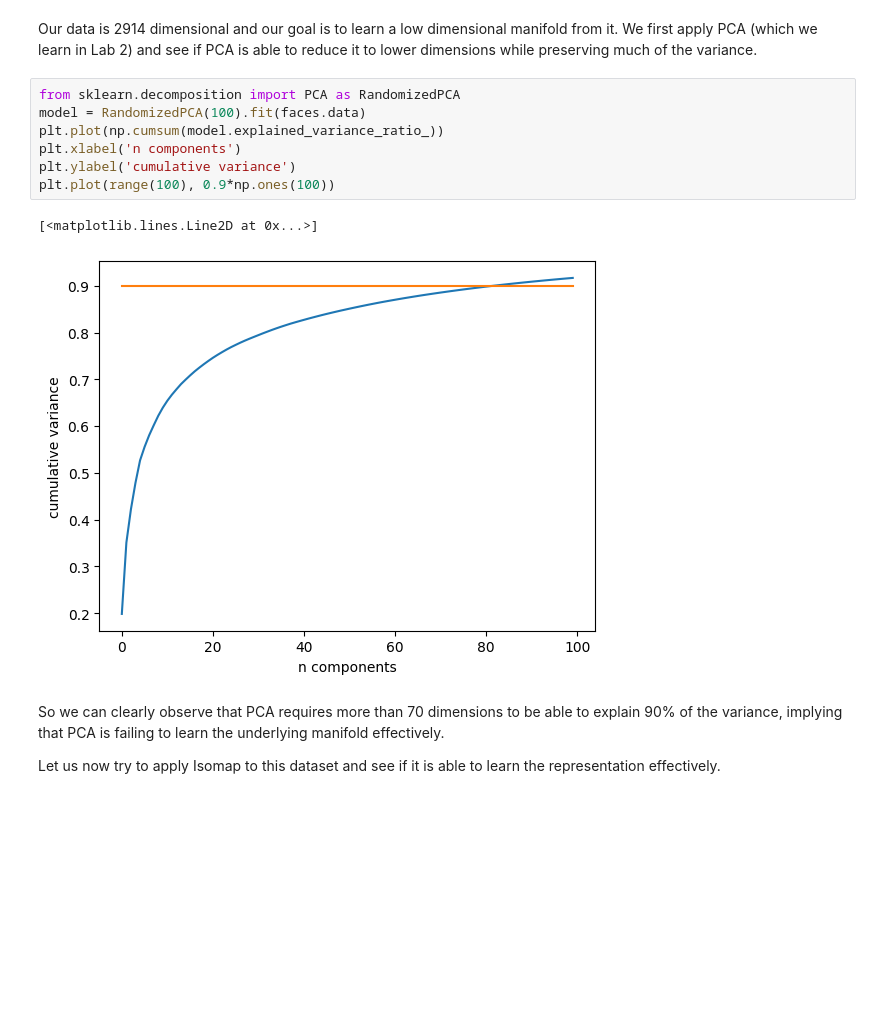
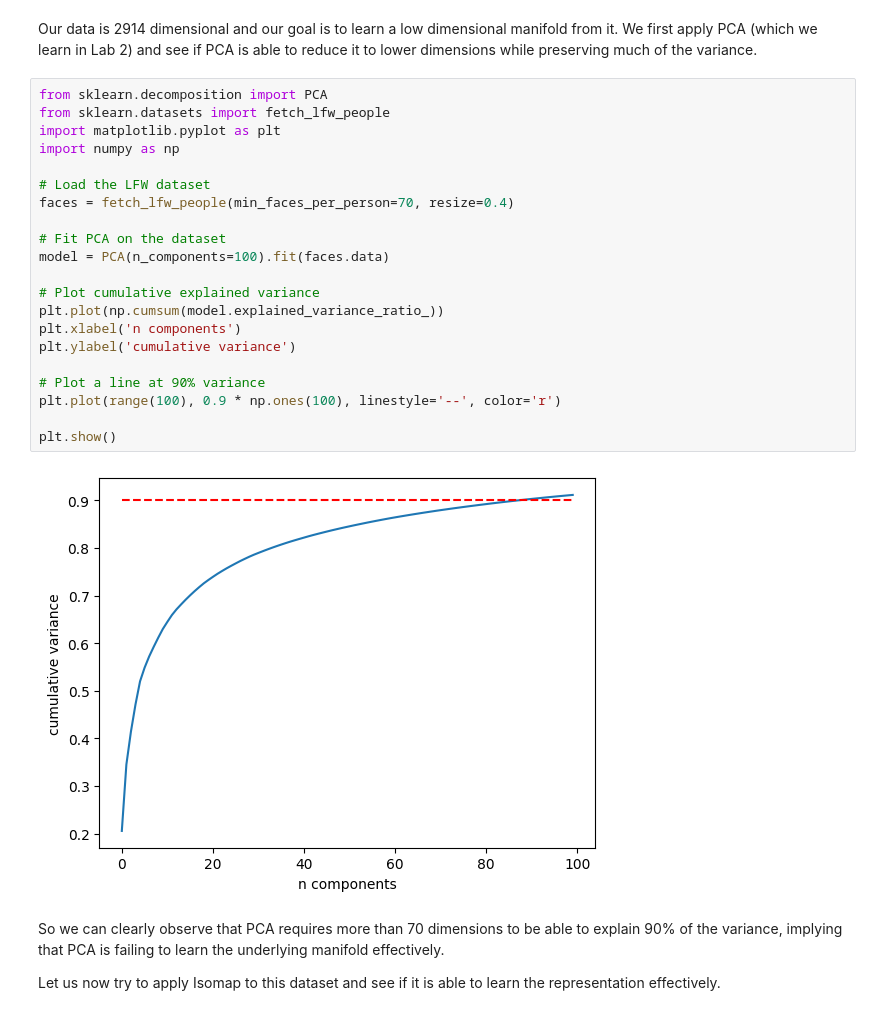
Before and after one commit to Lakshmiluck2/FMMLAB-PROJECTS, a Jupyter notebook: Lab3.ipynb, the cells around one changed output. Drawn from its saved outputs; the diff is of its cells as text; blank space fills up the shorter version.

```diff
--- a/Lab3.ipynb
+++ b/Lab3.ipynb
@@ -228,15 +207,28 @@ for i, axi in enumerate(ax.flat):
 # %% [markdown]
 Our data is 2914 dimensional and our goal is to learn a low dimensional manifold from it. We first apply PCA (which we learn in Lab 2) and see if PCA is able to reduce it to lower dimensions while preserving much of the variance.
 # %%
-from sklearn.decomposition import PCA as RandomizedPCA
-model = RandomizedPCA(100).fit(faces.data)
+from sklearn.decomposition import PCA
+from sklearn.datasets import fetch_lfw_people
+import matplotlib.pyplot as plt
+import numpy as np
+
+# Load the LFW dataset
+faces = fetch_lfw_people(min_faces_per_person=70, resize=0.4)
+
+# Fit PCA on the dataset
+model = PCA(n_components=100).fit(faces.data)
+
+# Plot cumulative explained variance
 plt.plot(np.cumsum(model.explained_variance_ratio_))
 plt.xlabel('n components')
 plt.ylabel('cumulative variance')
-plt.plot(range(100), 0.9*np.ones(100))
+
+# Plot a line at 90% variance
+plt.plot(range(100), 0.9 * np.ones(100), linestyle='--', color='r')
+
+plt.show()
 # %% [output]
-[<matplotlib.lines.Line2D at 0x...>]
-[figure, old version]
+[figure, new version]
 # %% [markdown]
 So we can clearly observe that PCA requires more than 70 dimensions to be able to explain 90% of the variance, implying that PCA is failing to learn the underlying manifold effectively.
 
```
Also changed, not shown: parts of 4 cells of this notebook.
